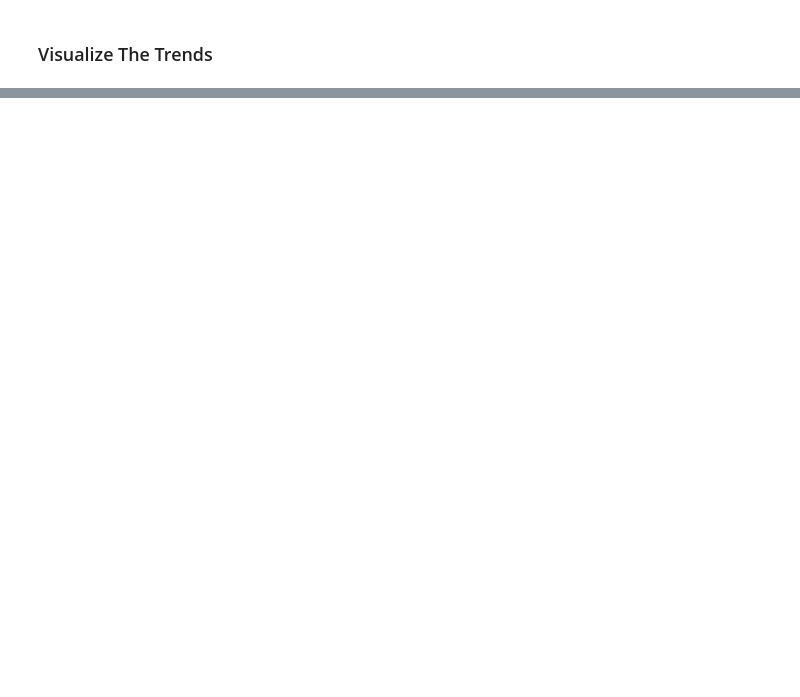
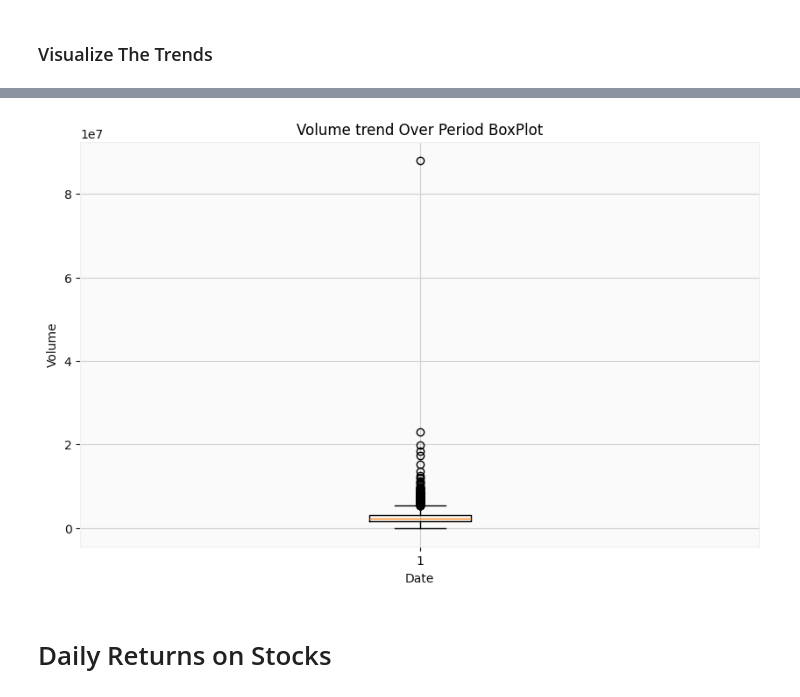
Before and after one commit to vishesh2305/SUL_Stock_Prediction_Analysis, a Jupyter notebook: IT_Notebook.ipynb, the cells around one changed output, grey strips where cells are left out. Saved outputs shown, nothing was run; the diff lists cells and outputs as text; code cells hidden in the pictures; blank space fills up the shorter version.

```diff
--- a/IT_Notebook.ipynb
+++ b/IT_Notebook.ipynb
@@ -139,0 +81,12 @@ plt.show()
+# %%
+# The Line shows a Outlier in Volume . Check it using Box Plot
+plt.figure(figsize=(10,6))
+plt.boxplot(df_TCS["Volume"])
+plt.title("Volume trend Over Period BoxPlot")
+plt.xlabel("Date")
+plt.ylabel("Volume")
+plt.show()
+# %% [output]
+[figure, added]
+# %% [markdown]
+# Daily Returns on Stocks
```
Also changed, not shown: parts of 33 cells of this notebook.
